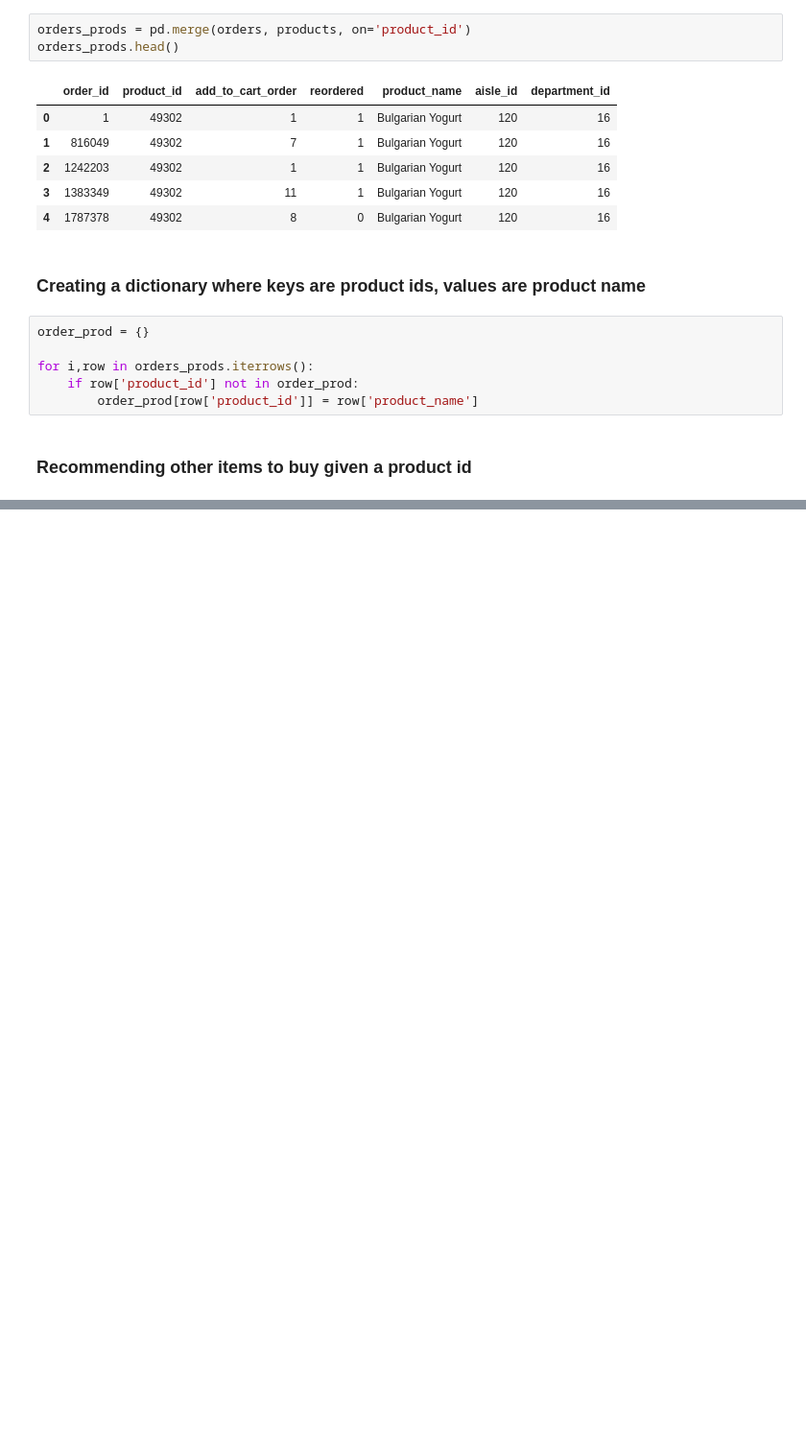
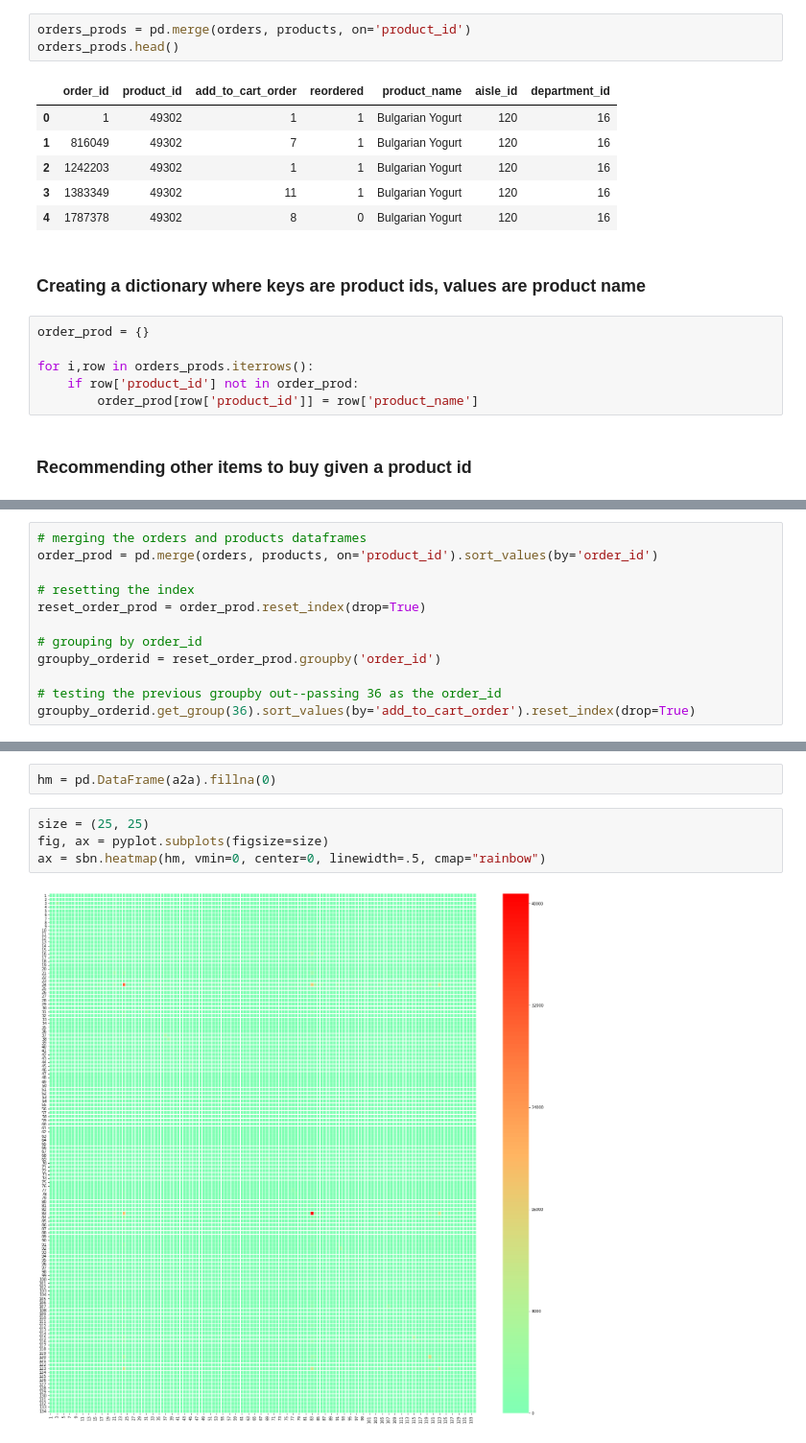
Before and after one commit to khummel01/DS320, a Jupyter notebook: instacart_marketbasket_analysis.ipynb, the cells around one changed output, grey strips where cells are left out. Shown at 96% size. Drawn from its saved outputs; the diff is of its cells as text; blank space fills up the shorter version.

```diff
--- a/instacart_marketbasket_analysis.ipynb
+++ b/instacart_marketbasket_analysis.ipynb
@@ -151,0 +391,12 @@ Because you bought Grapefruit Sparkling Water, we recommend that you also buy Ba
+# %%
+# merging the orders and products dataframes
+order_prod = pd.merge(orders, products, on='product_id').sort_values(by='order_id')
+
+# resetting the index
+reset_order_prod = order_prod.reset_index(drop=True)
+
+# grouping by order_id
+groupby_orderid = reset_order_prod.groupby('order_id')
+
+# testing the previous groupby out--passing 36 as the order_id
+groupby_orderid.get_group(36).sort_values(by='add_to_cart_order').reset_index(drop=True)
@@ -151,0 +478,8 @@ Because you bought Grapefruit Sparkling Water, we recommend that you also buy Ba
+# %%
+hm = pd.DataFrame(a2a).fillna(0)
+# %%
+size = (25, 25)
+fig, ax = pyplot.subplots(figsize=size)
+ax = sbn.heatmap(hm, vmin=0, center=0, linewidth=.5, cmap="rainbow")
+# %% [output]
+[figure, added]
```
Also changed, not shown: parts of 46 cells of this notebook.
